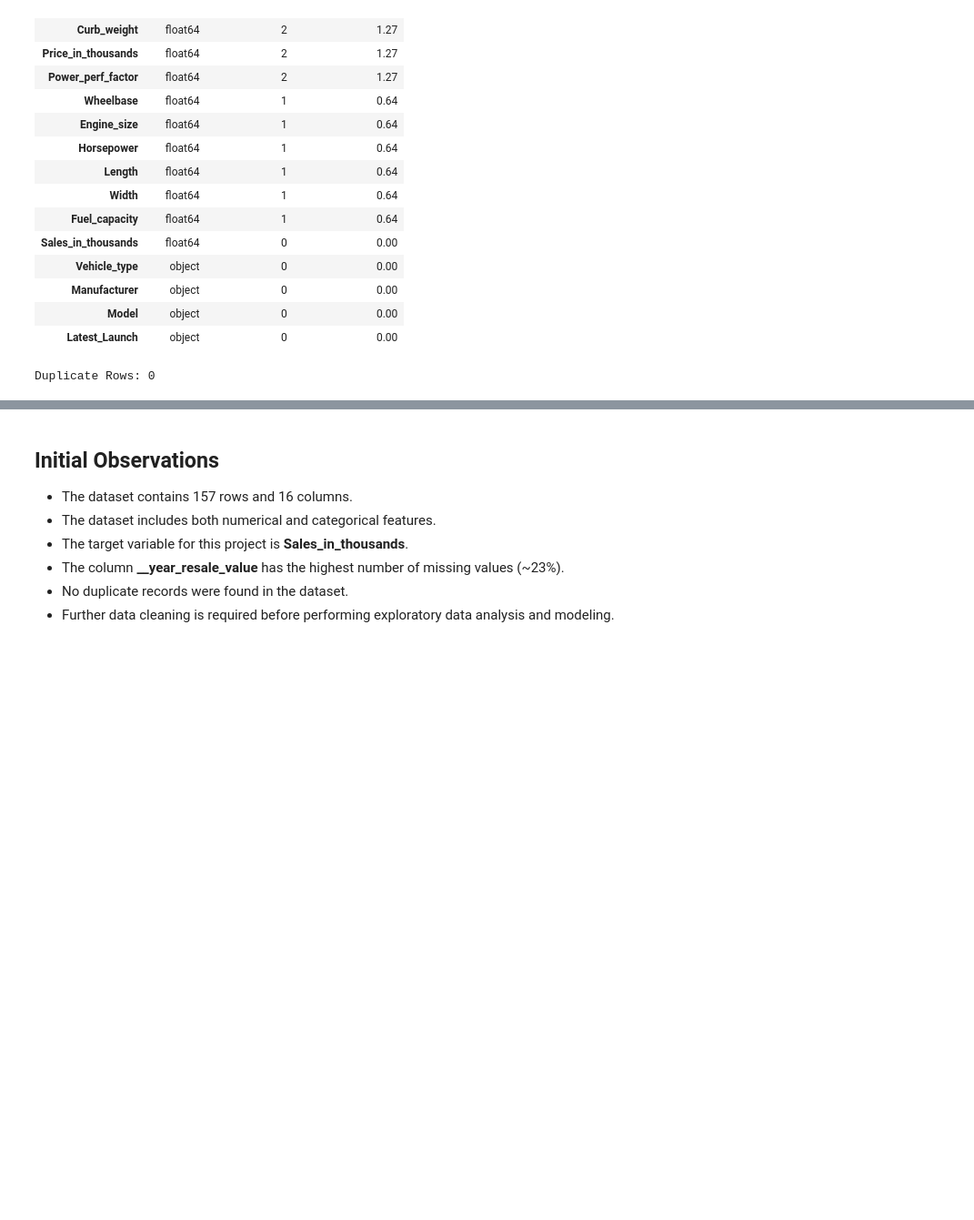
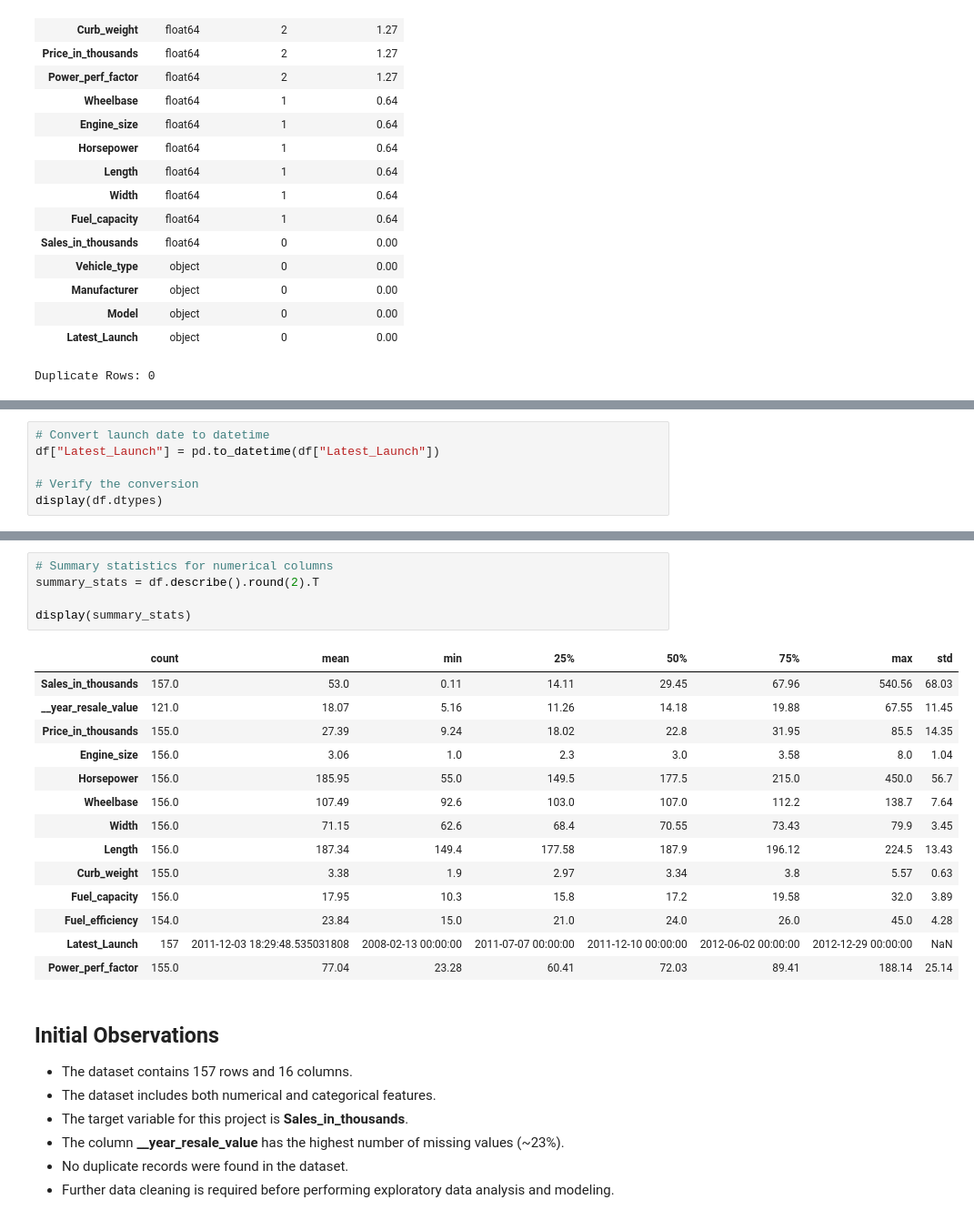
Before and after one commit to nnitika25-png/Car_sales, a Jupyter notebook: notebooks/02_preprocessing.ipynb, the cells around one changed output, grey strips where cells are left out. Shown at 91% size. Drawn from its saved outputs; the diff is of its cells as text; blank space fills up the shorter version.

```diff
--- a/notebooks/02_preprocessing.ipynb
+++ b/notebooks/02_preprocessing.ipynb
@@ -146,0 +152,6 @@ Duplicate Rows: 0
+# %%
+# Convert launch date to datetime
+df["Latest_Launch"] = pd.to_datetime(df["Latest_Launch"])
+
+# Verify the conversion
+display(df.dtypes)
@@ -147,3 +181,23 @@ Duplicate Rows: 0
+# %%
+# Summary statistics for numerical columns
+summary_stats = df.describe().round(2).T
+
+display(summary_stats)
+# %% [output]
+|  | count | mean | min | 25% | 50% | 75% | max | std |
+| Sales_in_thousands | 157.0 | 53.0 | 0.11 | 14.11 | 29.45 | 67.96 | 540.56 | 68.03 |
+| __year_resale_value | 121.0 | 18.07 | 5.16 | 11.26 | 14.18 | 19.88 | 67.55 | 11.45 |
+| Price_in_thousands | 155.0 | 27.39 | 9.24 | 18.02 | 22.8 | 31.95 | 85.5 | 14.35 |
+| Engine_size | 156.0 | 3.06 | 1.0 | 2.3 | 3.0 | 3.58 | 8.0 | 1.04 |
+| Horsepower | 156.0 | 185.95 | 55.0 | 149.5 | 177.5 | 215.0 | 450.0 | 56.7 |
+| Wheelbase | 156.0 | 107.49 | 92.6 | 103.0 | 107.0 | 112.2 | 138.7 | 7.64 |
+| Width | 156.0 | 71.15 | 62.6 | 68.4 | 70.55 | 73.43 | 79.9 | 3.45 |
+| Length | 156.0 | 187.34 | 149.4 | 177.58 | 187.9 | 196.12 | 224.5 | 13.43 |
+| Curb_weight | 155.0 | 3.38 | 1.9 | 2.97 | 3.34 | 3.8 | 5.57 | 0.63 |
+| Fuel_capacity | 156.0 | 17.95 | 10.3 | 15.8 | 17.2 | 19.58 | 32.0 | 3.89 |
+| Fuel_efficiency | 154.0 | 23.84 | 15.0 | 21.0 | 24.0 | 26.0 | 45.0 | 4.28 |
+| Latest_Launch | 157 | 2011-12-03 18:29:48.535031808 | 2008-02-13 00:00:00 | 2011-07-07 00:00:00 | 2011-12-10 00:00:00 | 2012-06-02 00:00:00 | 2012-12-29 00:00:00 | NaN |
+| Power_perf_factor | 155.0 | 77.04 | 23.28 | 60.41 | 72.03 | 89.41 | 188.14 | 25.14 |
 # %% [markdown]
 ## Initial Observations
 
```
Also changed, not shown: parts of 7 cells of this notebook.
